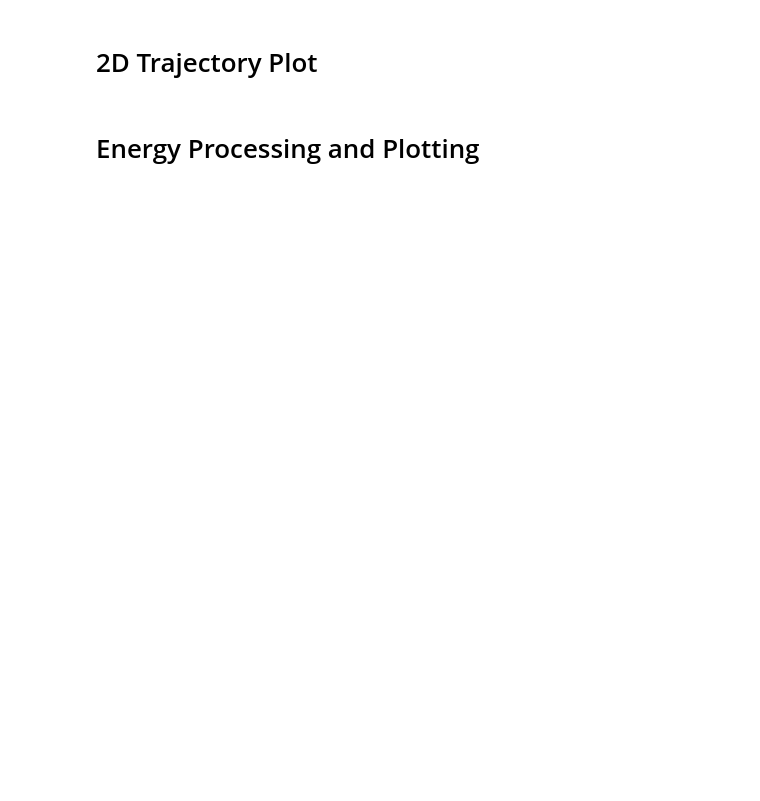
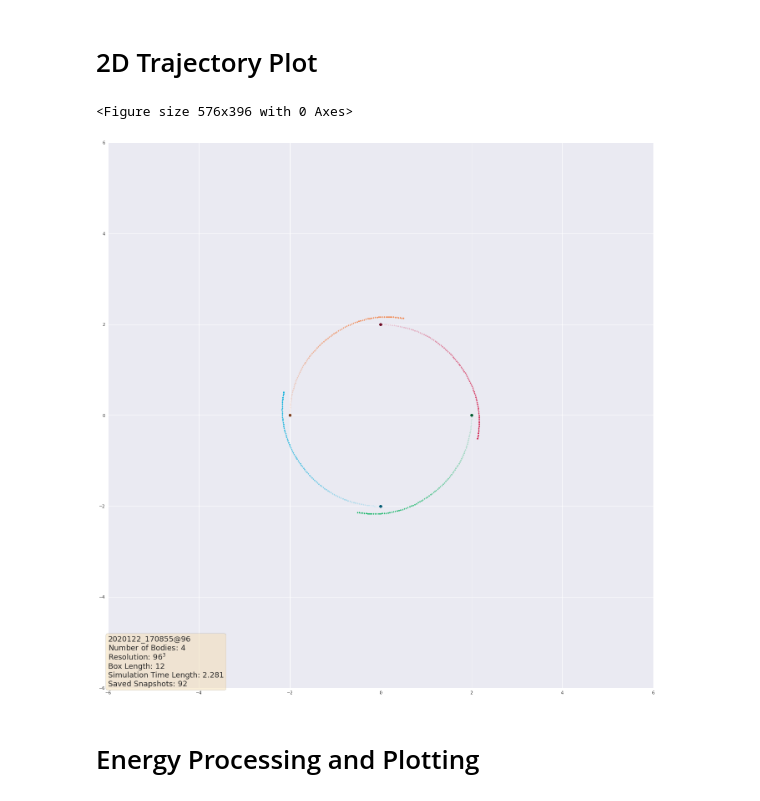
Before and after one commit to Sifyrena/PyUL_NBody, a Jupyter notebook: PyUltraLight_notebook_000_27.ipynb, the cells around one changed output. Drawn from its saved outputs; the diff is of its cells as text; code cells hidden in the pictures; blank space fills up the shorter version.

```diff
--- a/PyUltraLight_notebook_000_27.ipynb
+++ b/PyUltraLight_notebook_000_27.ipynb
@@ -470,8 +609,10 @@ NBo = len(particles)
 # %% [markdown]
 # 2D Trajectory Plot
 # %%
+Plot_ULD = False
 # Number of ULDM Slices IN BETWEEN start and end (which are always plotted).
 NSlices = 1
+
 
 if NSlices >= EndNum:
     NSlices = EndNum
@@ -523,50 +664,53 @@ for i in range(EndNum):
 planemax = np.max(data)
 planemin = np.min(data)
 
-levels = np.linspace(planemin, planemax, int(resol/(4)))
+levels = np.linspace(planemin, planemax, int(resol/(8)))
 
 PlotRange = np.linspace(-LengthFS/2, LengthFS/2,resol,endpoint = False)
 
-plt.contour(PlotRange,PlotRange,data[1], levels=levels,cmap = Palette)
-plt.contour(PlotRange,PlotRange,data[EndNum-1], levels=levels,cmap = Palette)
+if Plot_ULD:
+    plt.contour(PlotRange,PlotRange,data[1], levels=levels,cmap = Palette)
+    plt.contour(PlotRange,PlotRange,data[EndNum-1], levels=levels,cmap = Palette)
 
 
+    if NSlices != 0 and EndNum >= NSlices:
 
-if NSlices != 0 and EndNum >= NSlices:
+        Blink = EndNum/(NSlices+1)
 
-    Blink = EndNum/(NSlices+1)
+        Index = np.linspace(Blink,EndNum-Blink,NSlices)
 
-    Index = np.linspace(Blink,EndNum-Blink,NSlices)
-
-    for Ind in Index:
-        j = int(Ind)
-        plt.contour(PlotRange,PlotRange,data[j], levels=levels,cmap = Palette)
+        for Ind in Index:
+            j = int(Ind)
+            plt.contour(PlotRange,PlotRange,data[j], levels=levels,cmap = Palette)
 
 
 ax.grid(True)
 
 
 Info = '\n'.join((
     TimeStamp,
     r'Number of Bodies: $%.0f$' % (NBo, ),
     r'Resolution: $%.0f^3$' % (resol, ),
     r'Box Length: %.0f' % (length, ),
     r'Simulation Time Length: %.3f' % (DurationDisp, ),
     r'Saved Snapshots: %.0f' % (EndNum)
     ))
 
 
 # these are matplotlib.patch.Patch properties
 props = dict(boxstyle='round', facecolor='wheat', alpha=0.5)
 
 # place a text box in upper left in axes coords
 ax.text(0, 0, Info, transform=ax.transAxes, fontsize=18,
         verticalalignment='bottom', bbox=props)
 
 TrajName = '{}{}{}{}{}'.format("./",save_path,"/_",TimeStamp,'.jpg')
 plt.savefig(TrajName, format='jpg', dpi=72)
 
 plt.show()
+# %% [output]
+<Figure size 576x396 with 0 Axes>
+[figure, added]
 # %% [markdown]
 # Energy Processing and Plotting
 # %%
```
Also changed, not shown: parts of 27 cells of this notebook, 1 other file.
